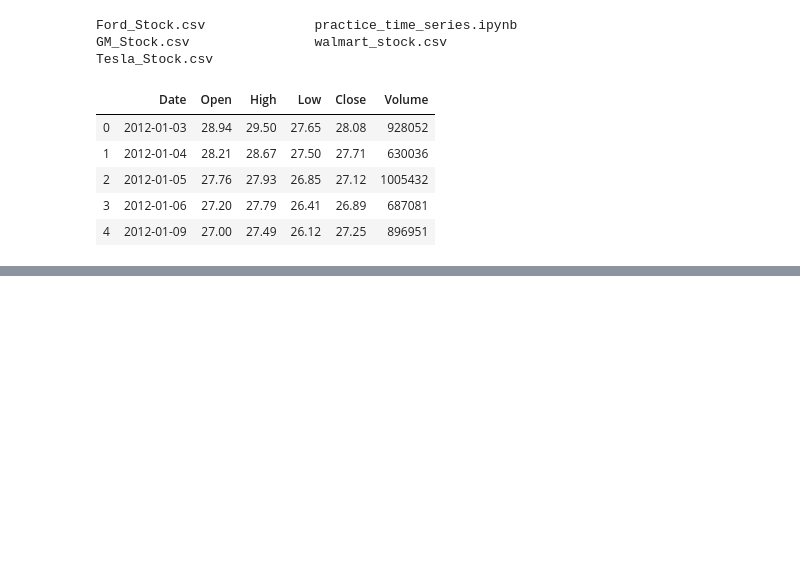
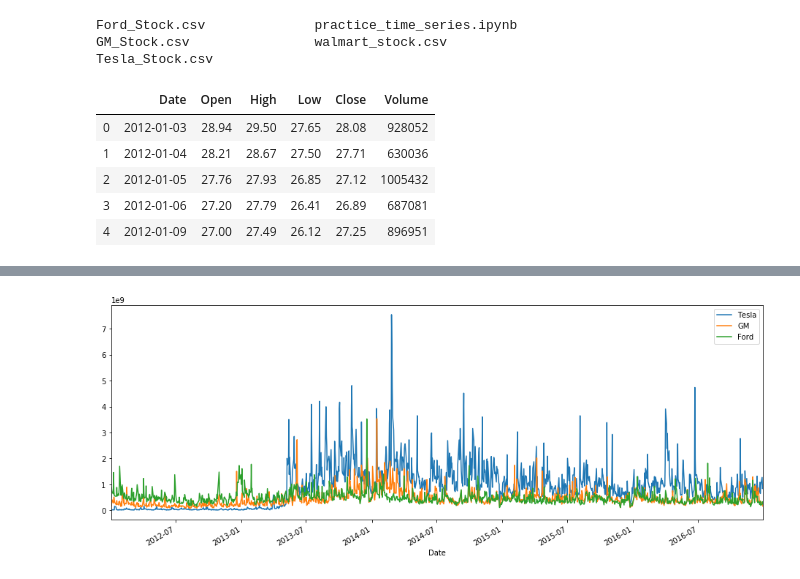
Before and after one commit to jcanque777/time_series_finance, a Jupyter notebook: practice_time_series.ipynb, the cells around one changed output, grey strips where cells are left out. Cells and saved outputs as stored; diff of their text form; code cells hidden in the pictures; blank space fills up the shorter version.

```diff
--- a/practice_time_series.ipynb
+++ b/practice_time_series.ipynb
@@ -390,0 +449,7 @@ tesla.set_index('Date', inplace=True)
+# %%
+tesla['Total Traded'].plot(label = 'Tesla', figsize=(16,6))
+gm['Total Traded'].plot(label = 'GM')
+ford['Total Traded'].plot(label = 'Ford')
+plt.legend();
+# %% [output]
+[figure, added]
```
Also changed, not shown: parts of 23 cells of this notebook.
